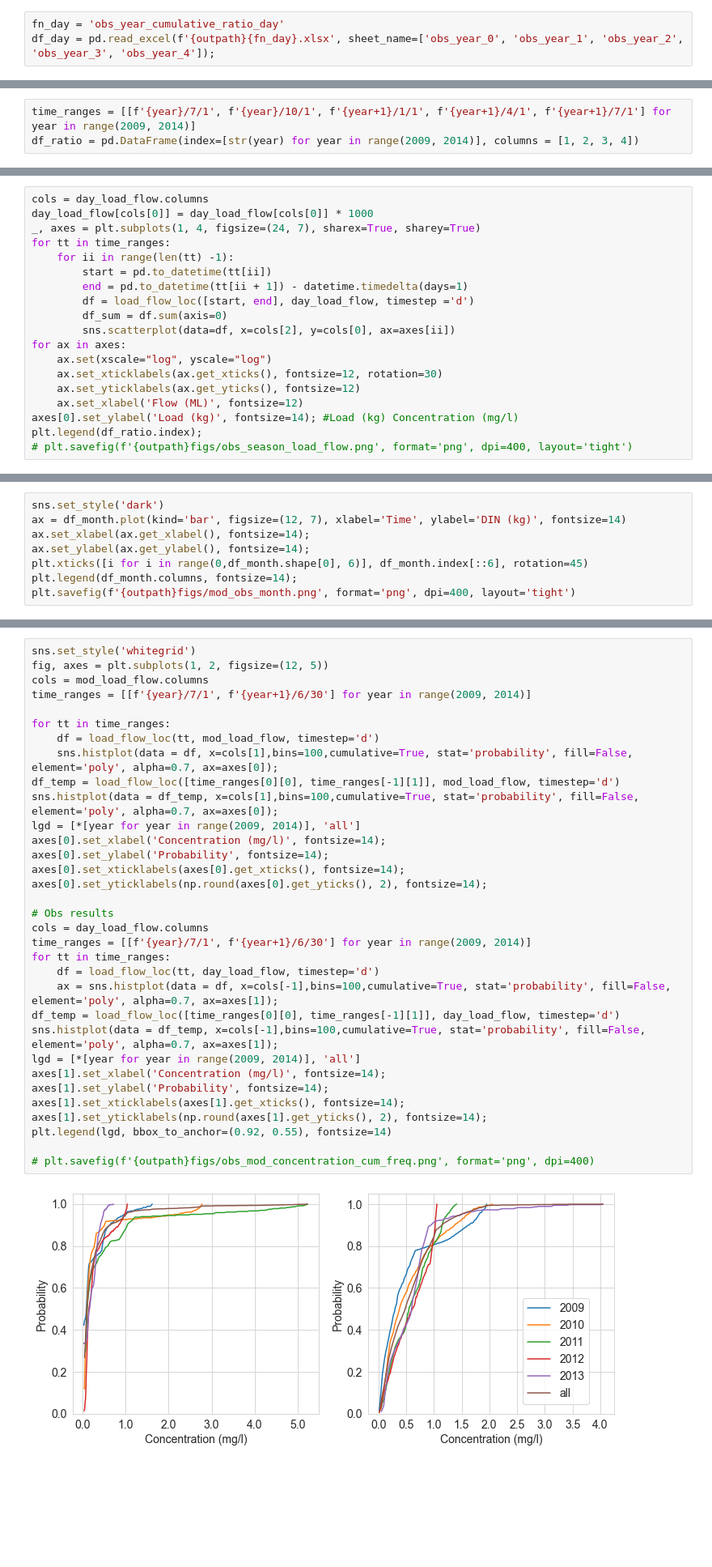
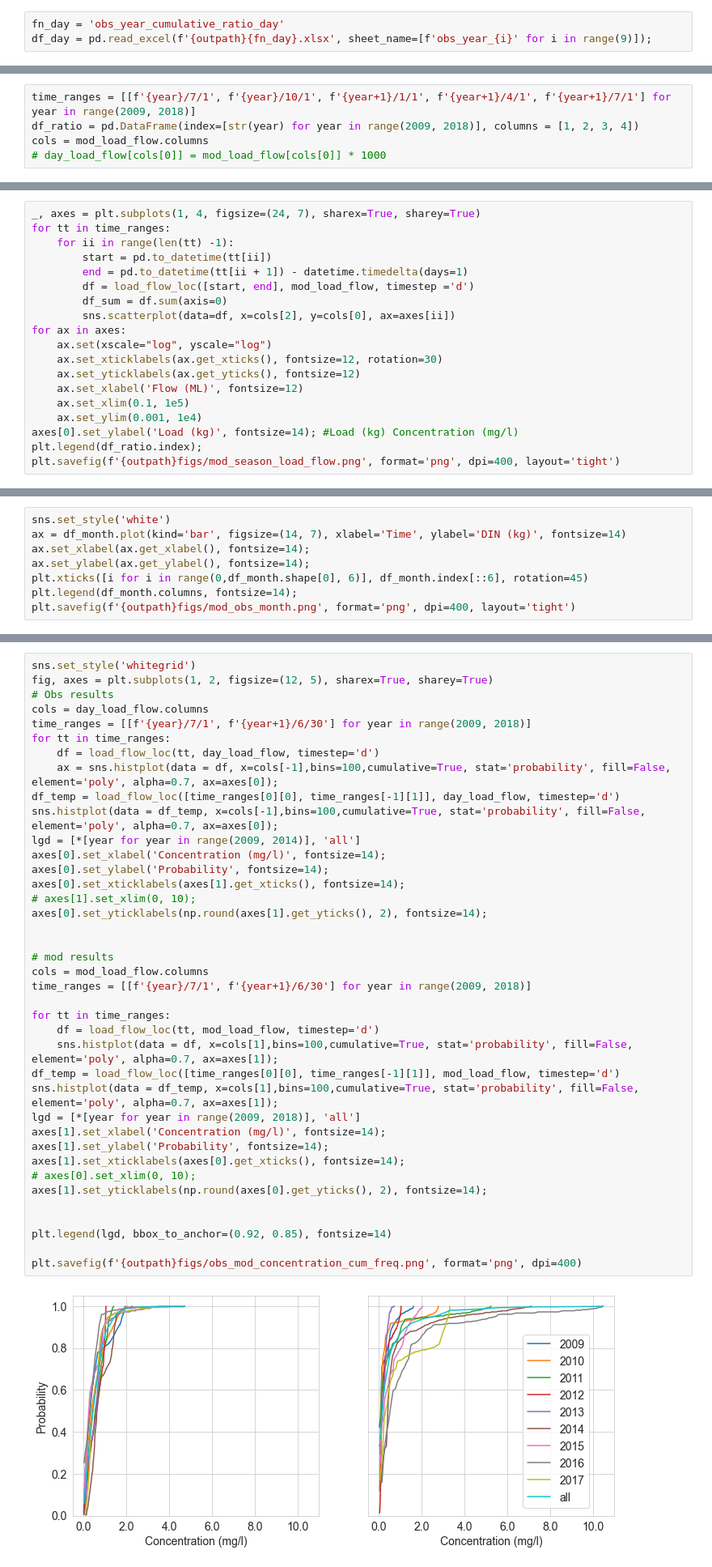
Before and after one commit to QianWanghhu/wqd_analyze, a Jupyter notebook: src/Plotings.ipynb, the cells around one changed output, grey strips where cells are left out. Shown at 81% size. Cells and saved outputs as stored; diff of their text form; blank space fills up the shorter version.

```diff
--- a/src/Plotings.ipynb
+++ b/src/Plotings.ipynb
@@ -78,7 +78,7 @@ def double_mass_line(df, xycols, fs, xlabel, ylabel, legd=None, ls=None, ax=None
     return ax
 # %%
 fn_day = 'obs_year_cumulative_ratio_day'
-df_day = pd.read_excel(f'{outpath}{fn_day}.xlsx', sheet_name=['obs_year_0', 'obs_year_1', 'obs_year_2', 'obs_year_3', 'obs_year_4']);
+df_day = pd.read_excel(f'{outpath}{fn_day}.xlsx', sheet_name=[f'obs_year_{i}' for i in range(9)]);
 # %%
 fn_hour = 'obs_year_cumulative_ratio_hour'
 df_hour = pd.read_excel(f'{outpath}{fn_hour}.xlsx', None);
@@ -174,5 +180,7 @@ plt.savefig(f'{outpath}figs/obs_mod_load_coefficients_common.png', format='png',
 # %% [markdown]
 ## The seasonal correlation between concentration and discharge
 # %%
-time_ranges = [[f'{year}/7/1', f'{year}/10/1', f'{year+1}/1/1', f'{year+1}/4/1', f'{year+1}/7/1'] for year in range(2009, 2014)]
-df_ratio = pd.DataFrame(index=[str(year) for year in range(2009, 2014)], columns = [1, 2, 3, 4])
+time_ranges = [[f'{year}/7/1', f'{year}/10/1', f'{year+1}/1/1', f'{year+1}/4/1', f'{year+1}/7/1'] for year in range(2009, 2018)]
+df_ratio = pd.DataFrame(index=[str(year) for year in range(2009, 2018)], columns = [1, 2, 3, 4])
+cols = mod_load_flow.columns
+# day_load_flow[cols[0]] = mod_load_flow[cols[0]] * 1000
@@ -179,12 +197,10 @@ df_ratio = pd.DataFrame(index=[str(year) for year in range(2009, 2014)], columns
 # %%
-cols = day_load_flow.columns
-day_load_flow[cols[0]] = day_load_flow[cols[0]] * 1000
 _, axes = plt.subplots(1, 4, figsize=(24, 7), sharex=True, sharey=True)
 for tt in time_ranges:
     for ii in range(len(tt) -1):
         start = pd.to_datetime(tt[ii])
         end = pd.to_datetime(tt[ii + 1]) - datetime.timedelta(days=1)
-        df = load_flow_loc([start, end], day_load_flow, timestep ='d')
+        df = load_flow_loc([start, end], mod_load_flow, timestep ='d')
         df_sum = df.sum(axis=0)
         sns.scatterplot(data=df, x=cols[2], y=cols[0], ax=axes[ii])
 for ax in axes:
@@ -192,7 +208,9 @@ for ax in axes:
     ax.set_xticklabels(ax.get_xticks(), fontsize=12, rotation=30)
     ax.set_yticklabels(ax.get_yticks(), fontsize=12)
     ax.set_xlabel('Flow (ML)', fontsize=12)
+    ax.set_xlim(0.1, 1e5)
+    ax.set_ylim(0.001, 1e4)
 axes[0].set_ylabel('Load (kg)', fontsize=14); #Load (kg) Concentration (mg/l)
 plt.legend(df_ratio.index);
-# plt.savefig(f'{outpath}figs/obs_season_load_flow.png', format='png', dpi=400, layout='tight')
+plt.savefig(f'{outpath}figs/mod_season_load_flow.png', format='png', dpi=400, layout='tight')
 # %% [output]
@@ -202,8 +220,8 @@ plt.legend(df_ratio.index);
 # %%
 df_month = pd.read_csv(f'{outpath}mod_obs_month.csv', index_col = 'Month')
 # %%
-sns.set_style('dark')
-ax = df_month.plot(kind='bar', figsize=(12, 7), xlabel='Time', ylabel='DIN (kg)', fontsize=14)
+sns.set_style('white')
+ax = df_month.plot(kind='bar', figsize=(14, 7), xlabel='Time', ylabel='DIN (kg)', fontsize=14)
 ax.set_xlabel(ax.get_xlabel(), fontsize=14);
 ax.set_ylabel(ax.get_ylabel(), fontsize=14);
 plt.xticks([i for i in range(0,df_month.shape[0], 6)], df_month.index[::6], rotation=45)
@@ -259,39 +277,45 @@ axes[0].set_ylabel('Concentration (mg/L)', fontsize=14); #Load (kg) Concentratio
 ### Mod results
 # %%
 sns.set_style('whitegrid')
-fig, axes = plt.subplots(1, 2, figsize=(12, 5))
+fig, axes = plt.subplots(1, 2, figsize=(12, 5), sharex=True, sharey=True)
+# Obs results
+cols = day_load_flow.columns
+time_ranges = [[f'{year}/7/1', f'{year+1}/6/30'] for year in range(2009, 2018)]
+for tt in time_ranges:
+    df = load_flow_loc(tt, day_load_flow, timestep='d')
+    ax = sns.histplot(data = df, x=cols[-1],bins=100,cumulative=True, stat='probability', fill=False, element='poly', alpha=0.7, ax=axes[0]);
+df_temp = load_flow_loc([time_ranges[0][0], time_ranges[-1][1]], day_load_flow, timestep='d')
+sns.histplot(data = df_temp, x=cols[-1],bins=100,cumulative=True, stat='probability', fill=False, element='poly', alpha=0.7, ax=axes[0]);
+lgd = [*[year for year in range(2009, 2014)], 'all']
+axes[0].set_xlabel('Concentration (mg/l)', fontsize=14);
+axes[0].set_ylabel('Probability', fontsize=14);
+axes[0].set_xticklabels(axes[1].get_xticks(), fontsize=14);
+# axes[1].set_xlim(0, 10);
+axes[0].set_yticklabels(np.round(axes[1].get_yticks(), 2), fontsize=14);
+
+
+# mod results
 cols = mod_load_flow.columns
-time_ranges = [[f'{year}/7/1', f'{year+1}/6/30'] for year in range(2009, 2014)]
+time_ranges = [[f'{year}/7/1', f'{year+1}/6/30'] for year in range(2009, 2018)]
 
 for tt in time_ranges:
     df = load_flow_loc(tt, mod_load_flow, timestep='d')
-    sns.histplot(data = df, x=cols[1],bins=100,cumulative=True, stat='probability', fill=False, element='poly', alpha=0.7, ax=axes[0]);
+    sns.histplot(data = df, x=cols[1],bins=100,cumulative=True, stat='probability', fill=False, element='poly', alpha=0.7, ax=axes[1]);
 df_temp = load_flow_loc([time_ranges[0][0], time_ranges[-1][1]], mod_load_flow, timestep='d')
-sns.histplot(data = df_temp, x=cols[1],bins=100,cumulative=True, stat='probability', fill=False, element='poly', alpha=0.7, ax=axes[0]);
-lgd = [*[year for year in range(2009, 2014)], 'all']
-axes[0].set_xlabel('Concentration (mg/l)', fontsize=14);
-axes[0].set_ylabel('Probability', fontsize=14);
-axes[0].set_xticklabels(axes[0].get_xticks(), fontsize=14);
-axes[0].set_yticklabels(np.round(axes[0].get_yticks(), 2), fontsize=14);
-
-# Obs results
-cols = day_load_flow.columns
-time_ranges = [[f'{year}/7/1', f'{year+1}/6/30'] for year in range(2009, 2014)]
-for tt in time_ranges:
-    df = load_flow_loc(tt, day_load_flow, timestep='d')
-    ax = sns.histplot(data = df, x=cols[-1],bins=100,cumulative=True, stat='probability', fill=False, element='poly', alpha=0.7, ax=axes[1]);
-df_temp = load_flow_loc([time_ranges[0][0], time_ranges[-1][1]], day_load_flow, timestep='d')
-sns.histplot(data = df_temp, x=cols[-1],bins=100,cumulative=True, stat='probability', fill=False, element='poly', alpha=0.7, ax=axes[1]);
-lgd = [*[year for year in range(2009, 2014)], 'all']
+sns.histplot(data = df_temp, x=cols[1],bins=100,cumulative=True, stat='probability', fill=False, element='poly', alpha=0.7, ax=axes[1]);
+lgd = [*[year for year in range(2009, 2018)], 'all']
 axes[1].set_xlabel('Concentration (mg/l)', fontsize=14);
 axes[1].set_ylabel('Probability', fontsize=14);
-axes[1].set_xticklabels(axes[1].get_xticks(), fontsize=14);
-axes[1].set_yticklabels(np.round(axes[1].get_yticks(), 2), fontsize=14);
-plt.legend(lgd, bbox_to_anchor=(0.92, 0.55), fontsize=14)
+axes[1].set_xticklabels(axes[0].get_xticks(), fontsize=14);
+# axes[0].set_xlim(0, 10);
+axes[1].set_yticklabels(np.round(axes[0].get_yticks(), 2), fontsize=14);
 
-# plt.savefig(f'{outpath}figs/obs_mod_concentration_cum_freq.png', format='png', dpi=400)
+
+plt.legend(lgd, bbox_to_anchor=(0.92, 0.85), fontsize=14)
+
+plt.savefig(f'{outpath}figs/obs_mod_concentration_cum_freq.png', format='png', dpi=400)
 # %% [output]
-[figure, old version]
+[figure, new version]
 # %% [markdown]
 ## Plot long term C distribution
 # %%
```
Also changed, not shown: parts of 9 cells of this notebook, 1 other file.
